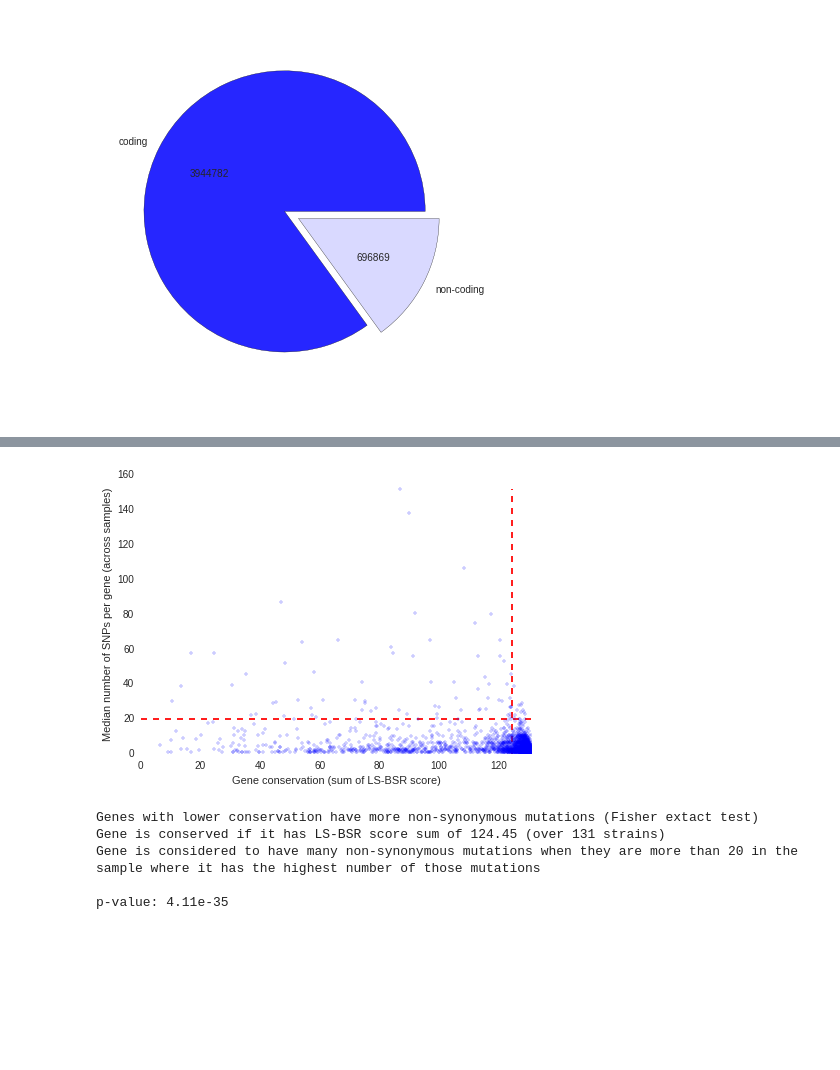
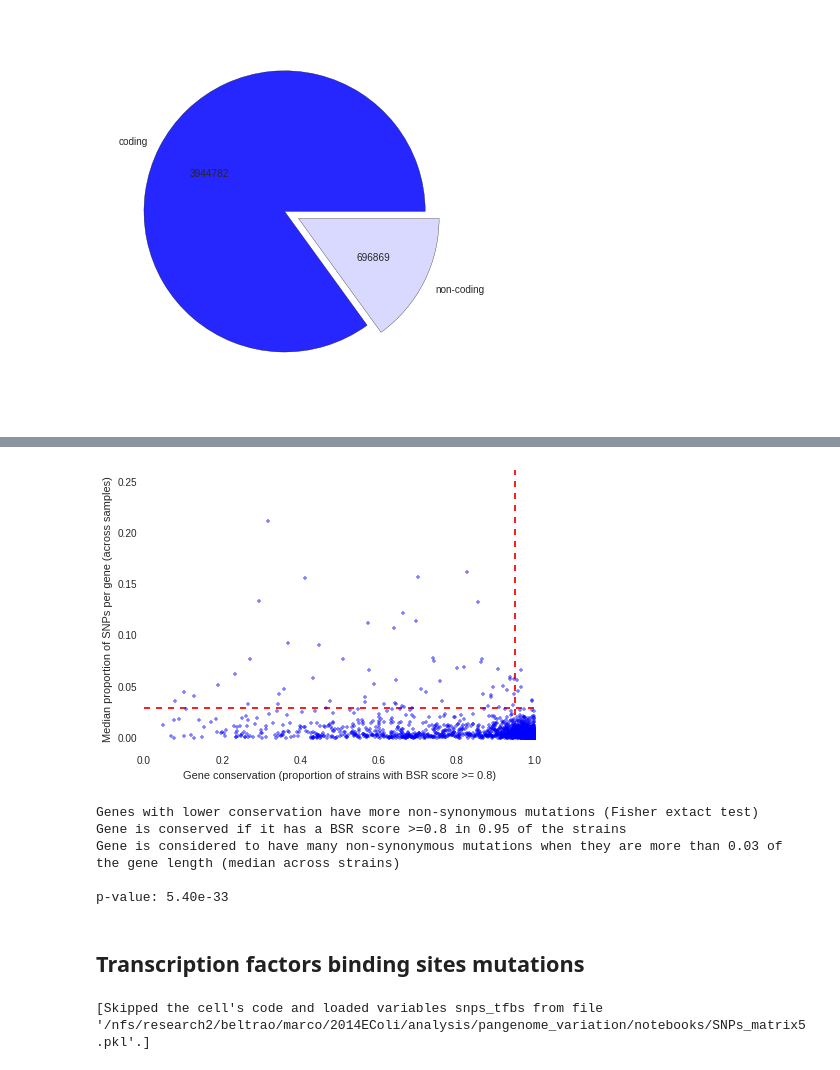
Before and after one commit to mgalardini/pangenome_variation, a Jupyter notebook: notebooks/SNPs_matrix.ipynb, the cells around one changed output, grey strips where cells are left out. Drawn from its saved outputs; the diff is of its cells as text; code cells hidden in the pictures; blank space fills up the shorter version.

Commit message:
Updated snps matrix report

```diff
--- a/notebooks/SNPs_matrix.ipynb
+++ b/notebooks/SNPs_matrix.ipynb
@@ -275,0 +303,13 @@ for f in [x for x in os.listdir('../pout/') if x.endswith('.nonsyn.vcf')]:
+# %%
+%%cache SNPs_matrix4.pkl snps_nonsyn
+pos = {}
+for f in [x.split('.')[0] for x in os.listdir('../pout/') if x.endswith('.nonsyn.vcf')]:
+    if f not in genomes:
+        continue
+    if '%s.nonsyn.vcf'%f in os.listdir('../pout'):
+        for r in vcf.Reader(open('../pout/%s.nonsyn.vcf'%f)):
+            if not r.is_indel:
+                pos[ (r.POS, str(r.ALT[0])) ] = pos.get((r.POS, str(r.ALT[0])),
+                                                        {})
+                pos[ (r.POS, str(r.ALT[0])) ][f] = 1
+snps_nonsyn = pd.DataFrame(pos)
@@ -276,3 +361,10 @@ for f in [x for x in os.listdir('../pout/') if x.endswith('.nonsyn.vcf')]:
+# %%
+# Keep track of gene sizes for normalization
+s = SeqIO.read('../genome.gbk', 'genbank')
+gene_sizes = {f.qualifiers['locus_tag'][0]:int(f.location.end)-int(f.location.start)
+          for f in s.features
+          if f.type == 'CDS' and
+          'pseudo' not in f.qualifiers}
 # %%
 pallgenes = set()
 for f, v in pgenes.items():
@@ -285,6 +377,6 @@ for g in pallgenes:
     varg = []
     for f, v in pgenes.items():
         if g in v:
-            varg.append(v[g])
+            varg.append(v[g]/float(gene_sizes[g]))
     pvalues.append( (np.median(varg), conservation.loc[g]) )
     pallvalues.append(varg)
@@ -294,27 +383,32 @@ muts = 20
+# %%
+conserved = 0.95
+muts = 0.03
 # %%
 plt.figure(figsize=(7, 5))
 
 plt.plot([x[1] for x in pvalues],
          [x[0] for x in pvalues],
          'b.',
-         alpha=0.2)
-plt.xlabel('Gene conservation (sum of LS-BSR score)')
-plt.ylabel('Median number of SNPs per gene (across samples)')
+         alpha=0.5)
+plt.xlabel('Gene conservation (proportion of strains with BSR score >= 0.8)')
+plt.ylabel('Median proportion of SNPs per gene (across samples)')
 
-plt.hlines(muts, 0, ls_bsr.shape[1], linestyles='dashed', colors=['r'])
-plt.vlines(conserved, 0, max([x[0] for x in pvalues]), linestyles='dashed', colors=['r'])
+plt.hlines(muts, 0, 1, linestyles='dashed', colors=['r'])
+plt.vlines(conserved, 0, max([x[0] for x in pvalues])+0.05, linestyles='dashed', colors=['r'])
 
-plt.xlim(0, ls_bsr.shape[1])
+plt.xlim(0, 1)
+plt.ylim(-0.01, max([x[0] for x in pvalues])+0.05)
+#plt.xscale('log', basex=2)
 sns.despine(left=True,
             bottom=True)
 # %% [output]
-[figure, old version]
+[figure, new version]
 # %%
 print('Genes with lower conservation have more non-synonymous mutations (Fisher extact test)')
 
-print('Gene is conserved if it has LS-BSR score sum of %.2f (over %d strains)'%(conserved, ls_bsr.shape[1]))
-print('Gene is considered to have many non-synonymous mutations when they are more than %d '%muts+
-      'in the sample where it has the highest number of those mutations')
+print('Gene is conserved if it has a BSR score >=0.8 in %.2f of the strains'%(conserved))
+print('Gene is considered to have many non-synonymous mutations when they are more than %.2f'%muts+
+      ' of the gene length (median across strains)')
 print('')
 
 e1 = [1 for (s, c) in pvalues if c <= conserved and s > muts]
@@ -329,7 +423,25 @@ x, p = stats.fisher_exact( [[len(e1), len(e3)],
 print('p-value: %.2e'%p)
 # %% [output]
 Genes with lower conservation have more non-synonymous mutations (Fisher extact test)
-Gene is conserved if it has LS-BSR score sum of 124.45 (over 131 strains)
-Gene is considered to have many non-synonymous mutations when they are more than 20 in the sample where it has the highest number of those mutations
+Gene is conserved if it has a BSR score >=0.8 in 0.95 of the strains
+Gene is considered to have many non-synonymous mutations when they are more than 0.03 of the gene length (median across strains)
 
-p-value: 4.11e-35
+p-value: 5.40e-33
+# %% [markdown]
+Transcription factors binding sites mutations
+-----------------------------------------------------
+# %%
+%%cache SNPs_matrix5.pkl snps_tfbs
+pos = {}
+for f in [x.split('.')[0] for x in os.listdir('../pout/') if x.endswith('.tfbs.vcf')]:
+    if f not in genomes:
+        continue
+    if '%s.tfbs.vcf'%f in os.listdir('../pout'):
+        for r in vcf.Reader(open('../pout/%s.tfbs.vcf'%f)):
+            if not r.is_indel:
+                pos[ (r.POS, str(r.ALT[0])) ] = pos.get((r.POS, str(r.ALT[0])),
+                                                        {})
+                pos[ (r.POS, str(r.ALT[0])) ][f] = 1
+snps_tfbs = pd.DataFrame(pos)
+# %% [output]
+[Skipped the cell's code and loaded variables snps_tfbs from file '/nfs/research2/beltrao/marco/2014EColi/analysis/pangenome_variation/notebooks/SNPs_matrix5.pkl'.]
```
Also changed, not shown: parts of 30 cells of this notebook.
